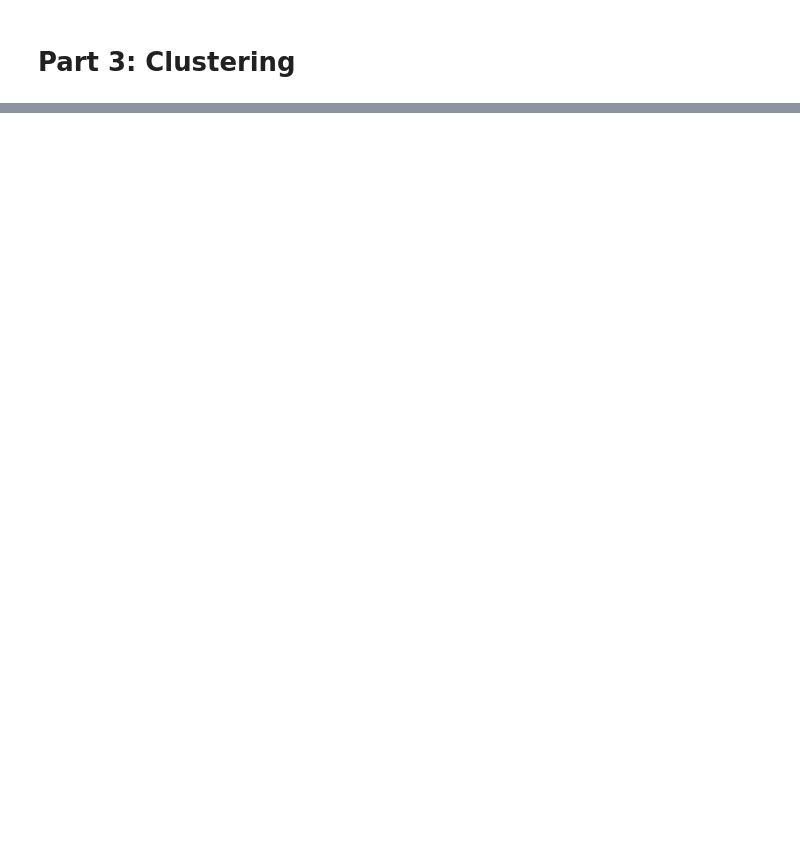
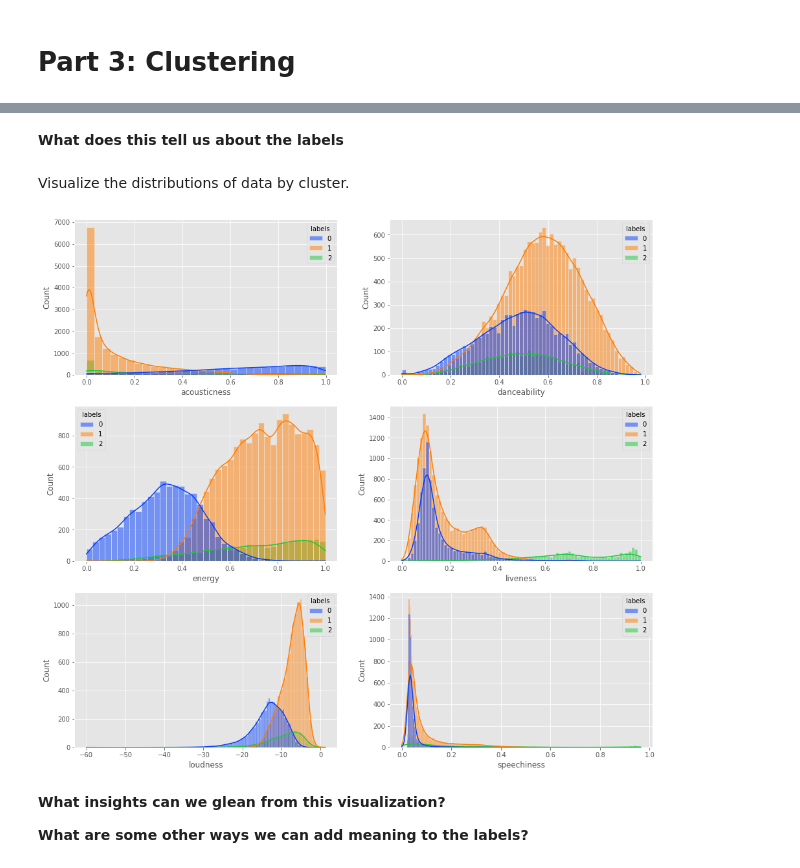
Before and after one commit to dlab-berkeley/Python-Machine-Learning, a Jupyter notebook: 3_clustering.ipynb, the cells around one changed output, grey strips where cells are left out. Saved outputs shown, nothing was run; the diff lists cells and outputs as text; code cells hidden in the pictures; blank space fills up the shorter version.

```diff
--- a/3_clustering.ipynb
+++ b/3_clustering.ipynb
@@ -232,0 +310,21 @@ plt.show()
+# %%
+#Intialize list to collect silhouette scores
+s_scores = []
+
+#iterate over kvalues
+for k in kvalues:
+    #intialize model with k and fit it on Xs
+    km = KMeans(n_clusters=k, random_state=1)
+    km.fit(Xs)
+    labels = km.labels_
+    #derive silhouette score by passing in data and labels
+    ss = silhouette_score(Xs, labels=labels)
+    #append silhouette score to s_scores
+    s_scores.append(ss)
+
+#plot kvalues versus s_scores
+plt.figure(figsize=(10, 8))
+plt.plot(kvalues, s_scores, linewidth = 3)
+plt.xticks(ticks=kvalues, labels=kvalues)
+plt.xlabel("K Values")
+plt.ylabel("Silhouette Scores");
@@ -232,0 +335,6 @@ plt.show()
+# %%
+#Find the maxiumum of s_scores and use that number to find its index value in s_scores
+k_index = s_scores.index(max(s_scores))
+#Index kvalues with k_index
+best_k = kvalues[k_index]
+best_k
@@ -232,0 +345,4 @@ plt.show()
+# %%
+km = KMeans(n_clusters=best_k, random_state=1)
+km.fit(Xs)
+labels = km.labels_
@@ -232,0 +366,2 @@ plt.show()
+# %%
+X.loc[:, "labels"] = labels
@@ -232,0 +404,21 @@ plt.show()
+# %% [markdown]
+**What does this tell us about the labels**
+# %% [markdown]
+Visualize the distributions of data by cluster.
+# %%
+f, axes = plt.subplots(3, 2, figsize=(16, 15))
+
+palette = "bright"
+sb.histplot(data = X, x = 'acousticness', hue="labels", kde = True , palette = palette, ax=axes[0,0])
+sb.histplot(data = X, x = 'danceability', hue="labels", kde = True , palette = palette, ax=axes[0,1])
+sb.histplot(data = X, x = 'energy', hue="labels", kde = True , palette = palette, ax=axes[1,0])
+sb.histplot(data = X, x = 'liveness', hue="labels", kde = True , palette = palette, ax=axes[1,1])
+sb.histplot(data = X, x = 'loudness', hue="labels", kde = True , palette = palette, ax=axes[2, 0])
+sb.histplot(data = X, x = 'speechiness', hue="labels", kde = True , palette = palette, ax=axes[2, 1]);
+# %% [output]
+[figure, added]
+# %% [markdown]
+**What insights can we glean from this visualization?**
+
+
+**What are some other ways we can add meaning to the labels?**
```
Also changed, not shown: parts of 132 cells of this notebook, 1 other file.
